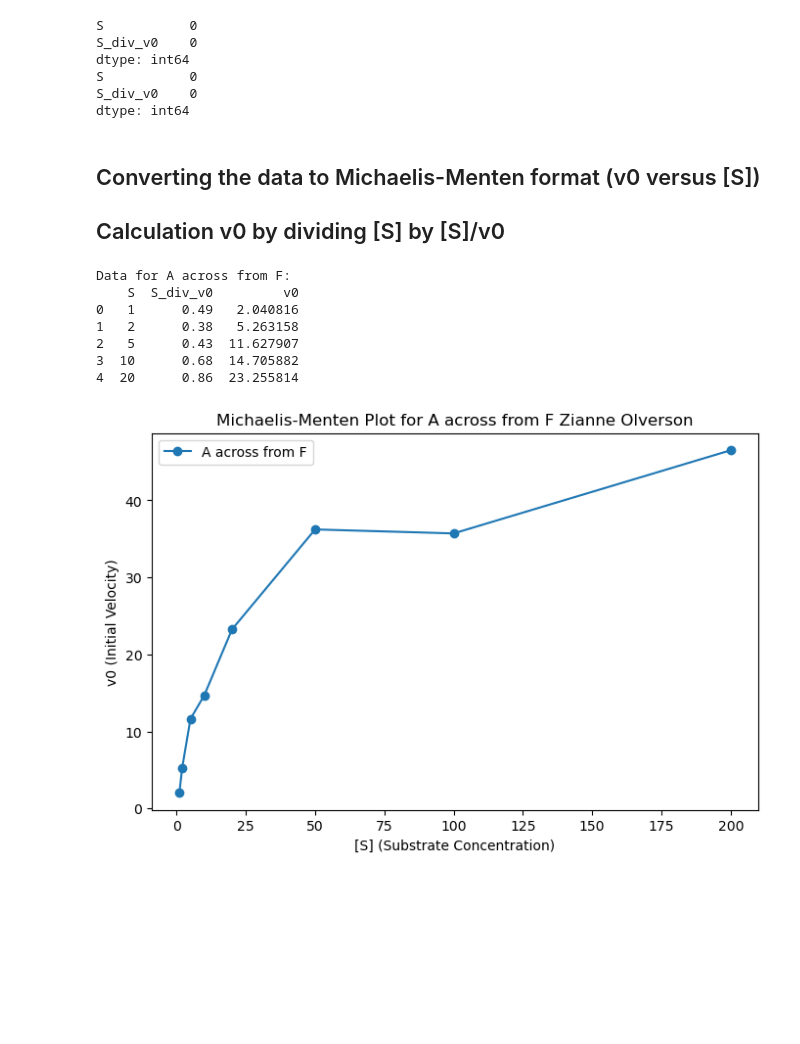
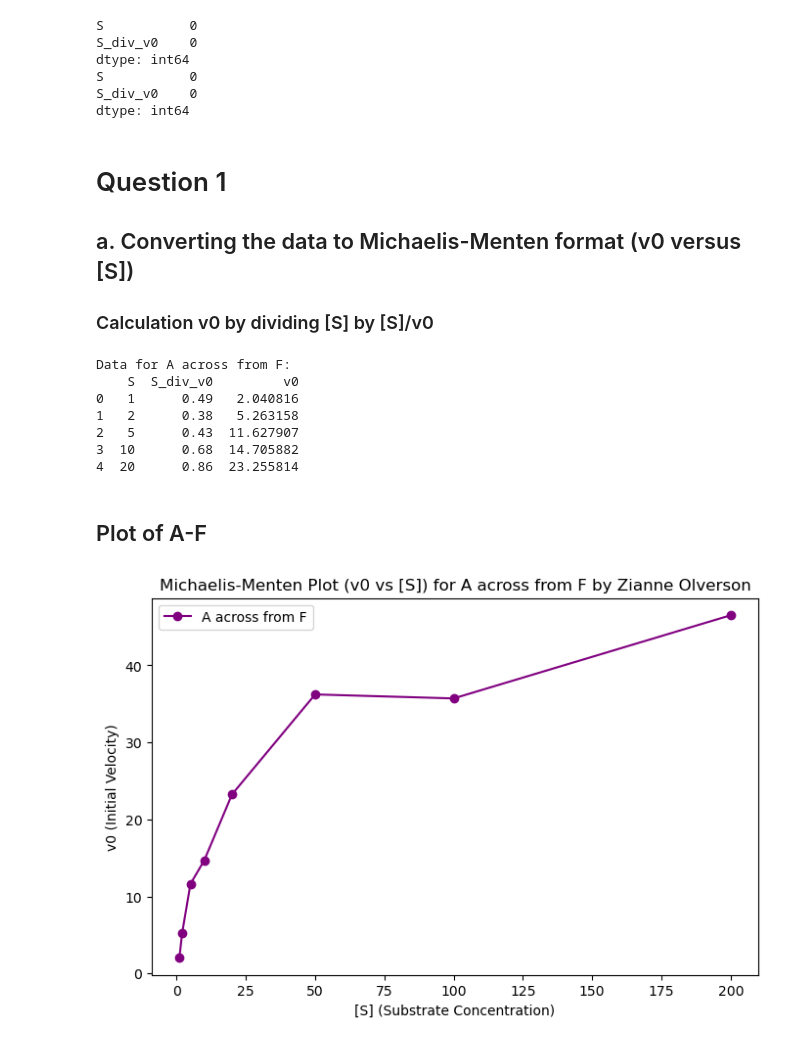
Before and after one commit to ZianneO/BSGP7030-PythonLM, a Jupyter notebook: Untitled.ipynb, the cells around one changed output. Saved outputs shown, nothing was run; the diff lists cells and outputs as text; code cells hidden in the pictures; blank space fills up the shorter version.

```diff
--- a/Untitled.ipynb
+++ b/Untitled.ipynb
@@ -41,8 +46,10 @@ S           0
 S_div_v0    0
 dtype: int64
 # %% [markdown]
-## Converting the data to Michaelis-Menten format (v0 versus [S])
-## Calculation v0 by dividing [S] by [S]/v0
+
+# Question 1
+## a. Converting the data to Michaelis-Menten format (v0 versus [S])
+### Calculation v0 by dividing [S] by [S]/v0
 # %%
 moran_a_f['v0'] = moran_a_f['S'] / moran_a_f['S_div_v0']
 moran_c_f['v0'] = moran_c_f['S'] / moran_c_f['S_div_v0']
@@ -57,13 +64,15 @@ Data for A across from F:
 2   5      0.43  11.627907
 3  10      0.68  14.705882
 4  20      0.86  23.255814
+# %% [markdown]
+## Plot of A-F
 # %%
 plt.figure(figsize=(8, 5))
-plt.plot(moran_a_f['S'], moran_a_f['v0'], marker='o', linestyle='-', label='A across from F')
+plt.plot(moran_a_f['S'], moran_a_f['v0'], marker='o', linestyle='-', color='purple', label='A across from F')
 plt.xlabel('[S] (Substrate Concentration)')
 plt.ylabel('v0 (Initial Velocity)')
-plt.title('Michaelis-Menten Plot for A across from F Zianne Olverson')
+plt.title('Michaelis-Menten Plot (v0 vs [S]) for A across from F by Zianne Olverson')
 plt.legend()
 plt.show()
 # %% [output]
-[figure, old version]
+[figure, new version]
```
Also changed, not shown: parts of 5 cells of this notebook.
